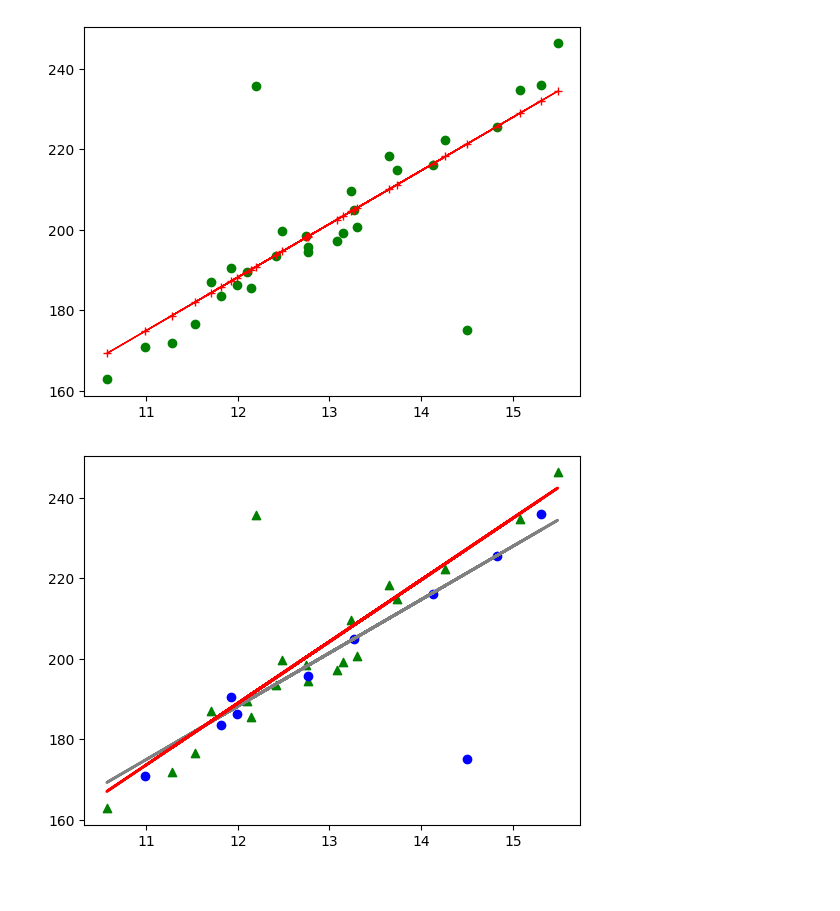
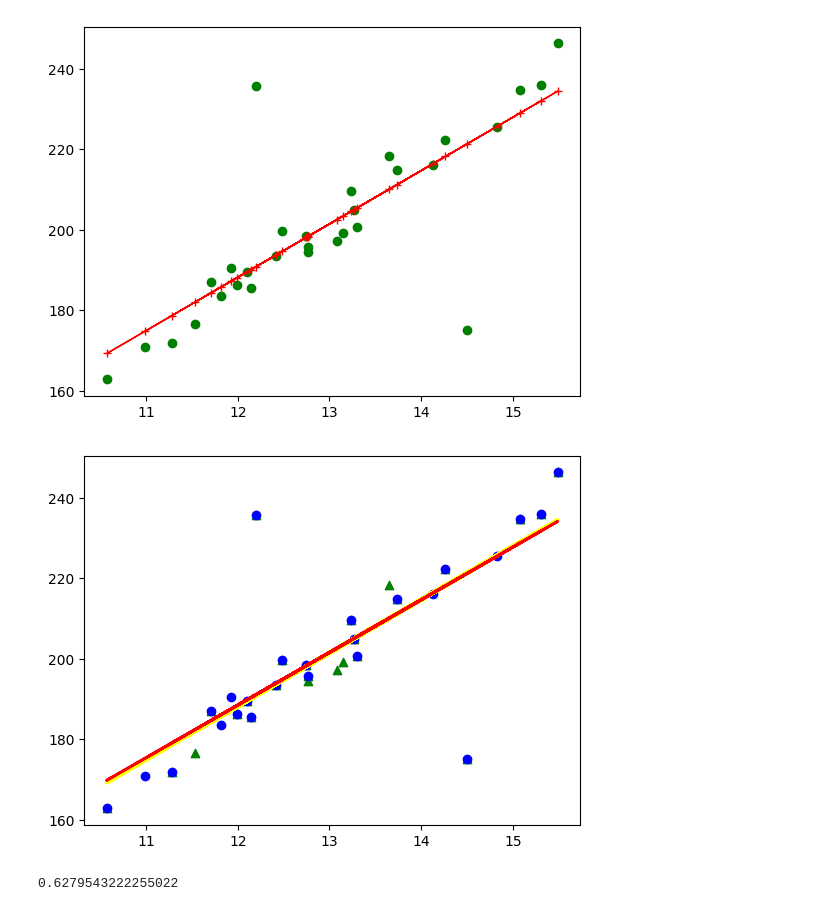
Before and after one commit to herb786/extraccion_parametrica, a Jupyter notebook: 01_regresion.ipynb, the cells around one changed output. Cells and saved outputs as stored; diff of their text form; code cells hidden in the pictures.

```diff
--- a/01_regresion.ipynb
+++ b/01_regresion.ipynb
@@ -61,9 +56,9 @@ El segundo grupo se utilizará para estimar el grado de confianza de loa parámt
 '''
 # %%
-dominio_ensayo = entrada[:20]
-codominio_ensayo = salida[:20]
-dominio_evaluacion = entrada[20:]
-codominio_evaluacion = salida[20:]
+dominio_ensayo = entrada[:25]
+codominio_ensayo = salida[:25]
+dominio_evaluacion = entrada[5:]
+codominio_evaluacion = salida[5:]
 # %%
 # Ahora hagamos el ajuste usando la información adquirida para el ensayo
 ajuste = reg.fit(dominio_ensayo, codominio_ensayo)
@@ -73,8 +68,13 @@ salida_ideal2 = reg.predict(entrada)
 # %%
 plt.scatter(dominio_ensayo, codominio_ensayo, color="green", marker='^')
 plt.scatter(dominio_evaluacion, codominio_evaluacion, color="blue")
-plt.plot(entrada, salida_ideal, color="grey", linewidth=2)
+plt.plot(entrada, salida_ideal, color="yellow", linewidth=3)
 plt.plot(entrada, salida_ideal2, color="red", linewidth=2)
 plt.show()
 # %% [output]
-[figure, old version]
+[figure, new version]
+# %%
+# Ahora contrastamos el ajuste usando el grupo de datos para evaluación
+ajuste.score(dominio_evaluacion, codominio_evaluacion)
+# %% [output]
+0.6279543222255022
```
Also changed, not shown: parts of 3 cells of this notebook, 1 other file.
